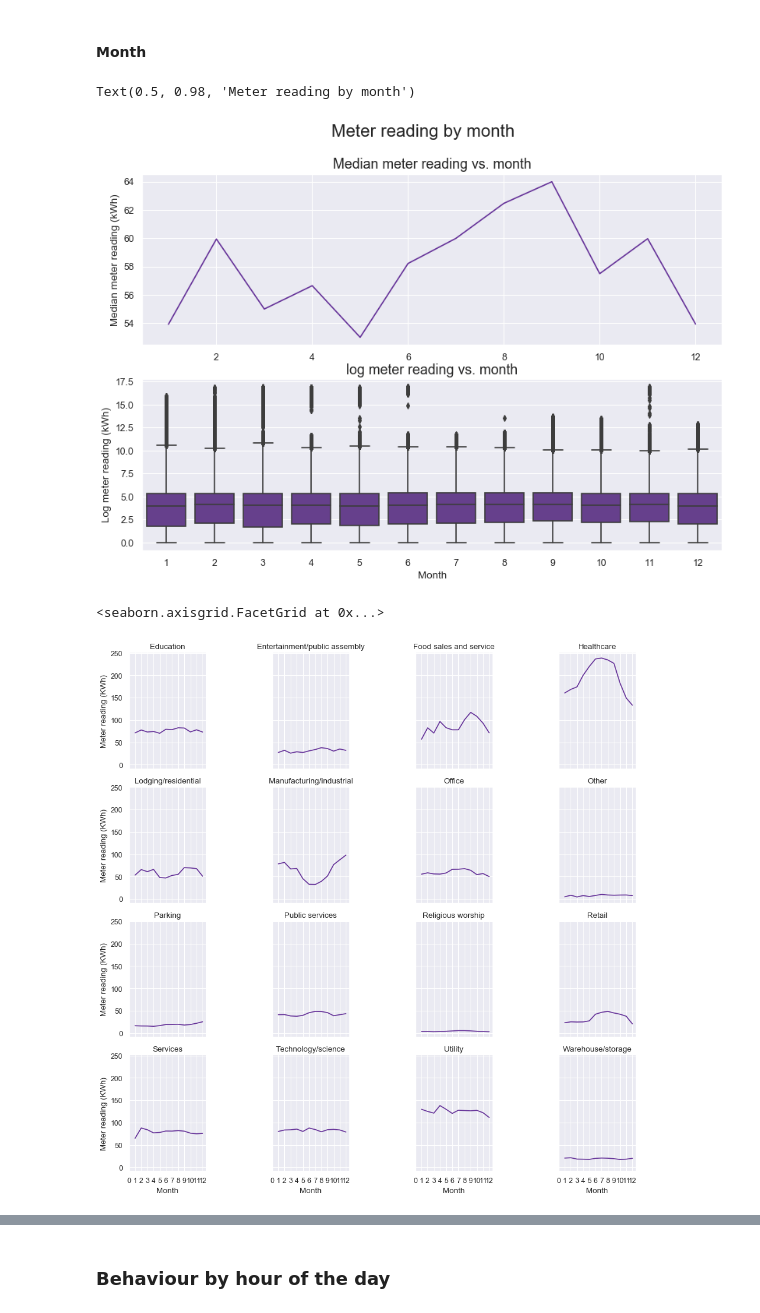
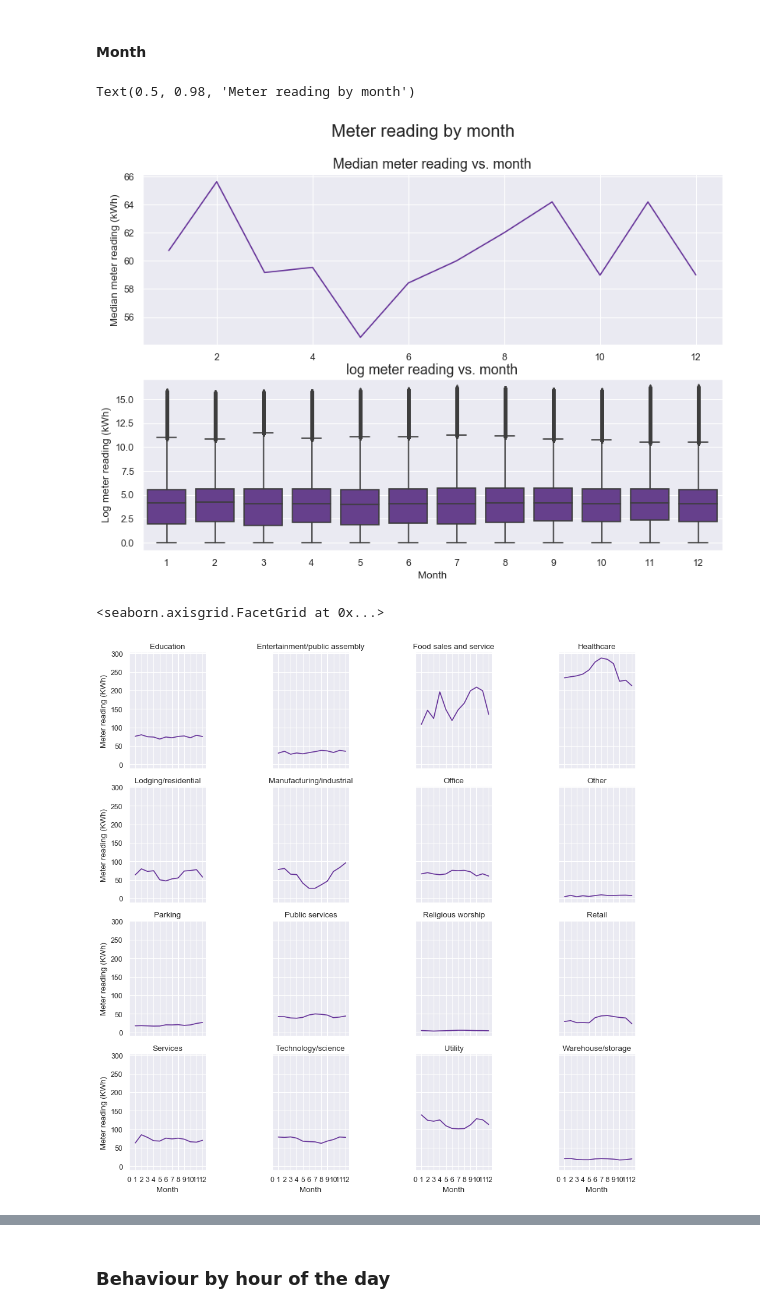
Before and after one commit to buds-lab/building-data-genome-project-2, a Jupyter notebook: notebooks/03_EDA-meter-reading.ipynb, the cells around one changed output, grey strips where cells are left out. Saved outputs shown, nothing was run; the diff lists cells and outputs as text; code cells hidden in the pictures.

```diff
--- a/notebooks/03_EDA-meter-reading.ipynb
+++ b/notebooks/03_EDA-meter-reading.ipynb
@@ -104,7 +108,7 @@ def reduce_mem_usage(df, verbose=True):
     return df
 # %%
 # Reduce memory
-#metadata = reduce_mem_usage(metadata)
+metadata = reduce_mem_usage(metadata)
 meters = reduce_mem_usage(meters)
 gc.collect()
 # %% [output]
@@ -185,39 +190,39 @@ f.savefig("..\\figures\\meters_hist.png", dpi=72, bbox_inches='tight')
 The data has a skewed distribution, median instead of mean will be used.
 # %%
 # datetime indexes
-times = pd.DatetimeIndex(meters.timestamp)
+times = pd.DatetimeIndex(dev.timestamp)
 # %% [markdown]
 #### Month
 # %%
 # Median for each month (12)
 sns.set(rc={'figure.figsize':(12,8)})
 #sns.set(font_scale = 2)
 f, axes = plt.subplots(2, 1, sharex=False)
 axes = axes.flatten()
 
 # Creates a temporal dataframe grouped by month
-temp = pd.DataFrame(meters.groupby([times.month]).median()["meter_reading"]).reset_index()
+temp = pd.DataFrame(dev.groupby([times.month]).median()["meter_reading"]).reset_index()
 # lineplot
 ax1 = axes[0]
 sns.lineplot(data=temp, x="timestamp", y="meter_reading", ax=ax1, color=colors[0])
 ax1.set_ylabel("Median meter reading (kWh)")
 ax1.set_xlabel("")
 ax1.set_title('Median meter reading vs. month', fontdict={'size':16})
 
 # Creates a temporal dataframe
-temp = pd.DataFrame({"month":meters.timestamp.dt.month, "meter_reading": np.log(meters.meter_reading+1)})
+temp = pd.DataFrame({"month":dev.timestamp.dt.month, "meter_reading": np.log(dev.meter_reading+1)})
 # boxplot
 ax2 = axes[1]
 sns.boxplot(data=temp, x="month", y="meter_reading", ax=ax2, color=colors[0])
 ax2.set_ylabel("Log meter reading (kWh)")
 ax2.set_xlabel("Month")
 ax2.set_title('log meter reading vs. month', fontdict={'size':16})
 
 f.suptitle('Meter reading by month', fontsize=20)
 #f.tight_layout()
 # %% [output]
 Text(0.5, 0.98, 'Meter reading by month')
-[figure, old version]
+[figure, new version]
 # %%
 f.savefig("..\\figures\\meters_month.pdf", bbox_inches='tight')
 f.savefig("..\\figures\\meters_month.png", dpi=72, bbox_inches='tight')
@@ -234,7 +239,7 @@ g.set_axis_labels(x_var="Month", y_var="Meter reading (KWh)")
 g.set(xticks=range(13))
 # %% [output]
 <seaborn.axisgrid.FacetGrid at 0x...>
-[figure, old version]
+[figure, new version]
 # %%
 g.savefig("..\\figures\\meters_month_usage.pdf", bbox_inches='tight')
 g.savefig("..\\figures\\meters_month_usage.png", dpi=72, bbox_inches='tight')
```
Also changed, not shown: parts of 19 cells of this notebook, 46 other files.
